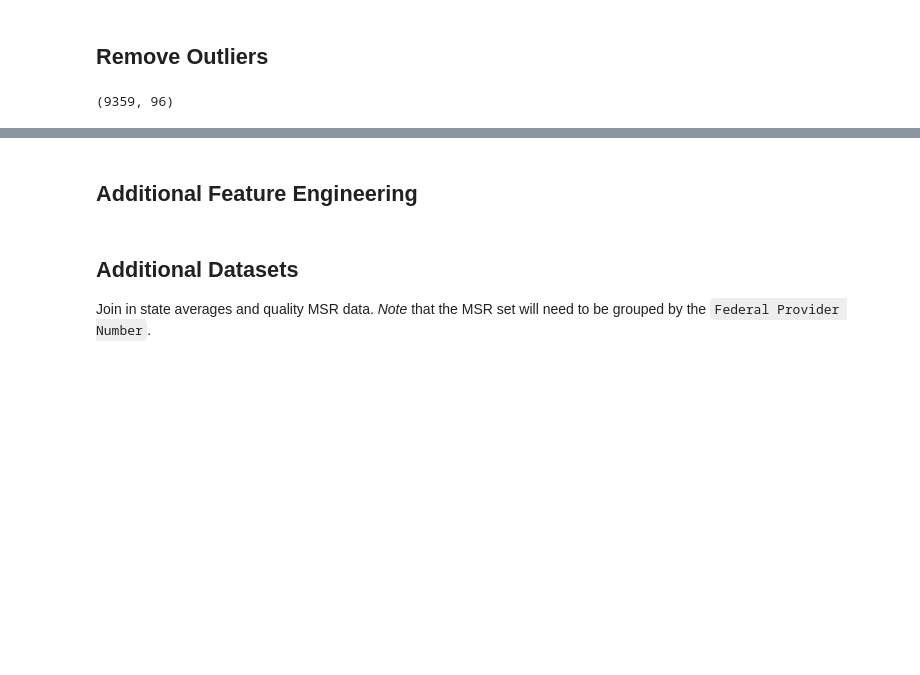
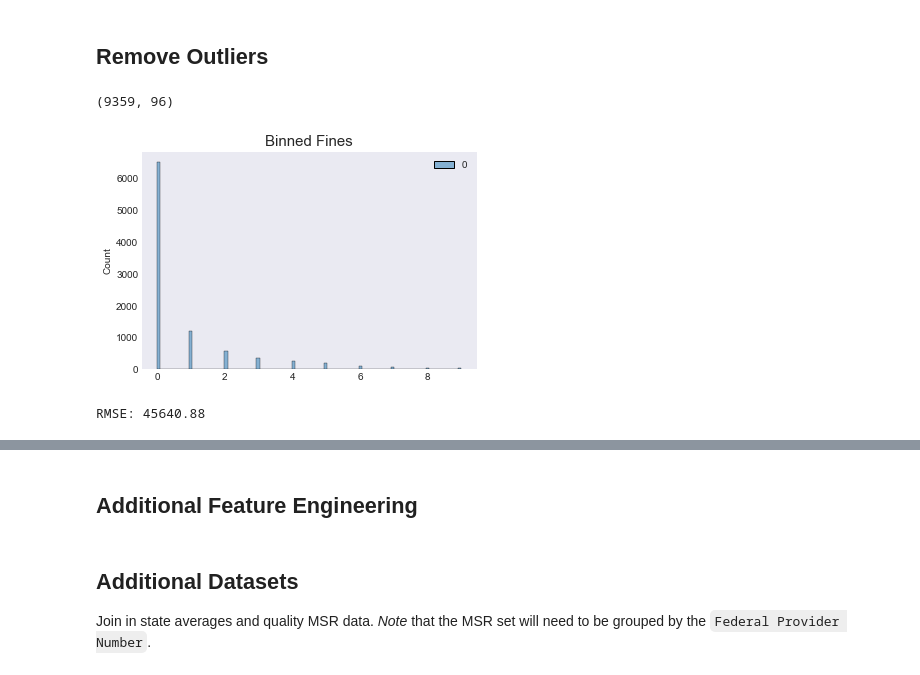
Before and after one commit to schledererj/cs6340-final-project, a Jupyter notebook: nursing_home_fines.ipynb, the cells around one changed output, grey strips where cells are left out. Cells and saved outputs as stored; diff of their text form; code cells hidden in the pictures; blank space fills up the shorter version.

```diff
--- a/nursing_home_fines.ipynb
+++ b/nursing_home_fines.ipynb
@@ -223,3 +223,22 @@ enhanced_model_df = enhanced_model_df[enhanced_model_df[fine_amount_feature] > e
 enhanced_model_df.shape
 # %% [output]
 (9359, 96)
+# %%
+fines = enhanced_model_df[['Total Amount of Fines in Dollars']]
+discretizer = KBinsDiscretizer(n_bins=10, encode='ordinal', strategy='uniform')
+binned_fines = discretizer.fit_transform(fines)
+sns.histplot(binned_fines)
+plt.title('Binned Fines', fontsize=15)
+
+X_train, X_test, y_train, y_test = train_test_split(
+    enhanced_model_df, enhanced_model_df['Total Amount of Fines in Dollars'],
+    train_size=.75, stratify=binned_fines)
+
+y_pred = run_baseline_model(X_train, X_test, y_train, ElasticNet(positive=True), cat_cols, num_cols)
+# %% [output]
+[figure, added]
+# %%
+rmse = mean_squared_error(y_test, y_pred, squared=False)
+print(f"RMSE: {rmse:.2f}")
+# %% [output]
+RMSE: 45640.88
```
Also changed, not shown: parts of 6 cells of this notebook, 2 other files.
